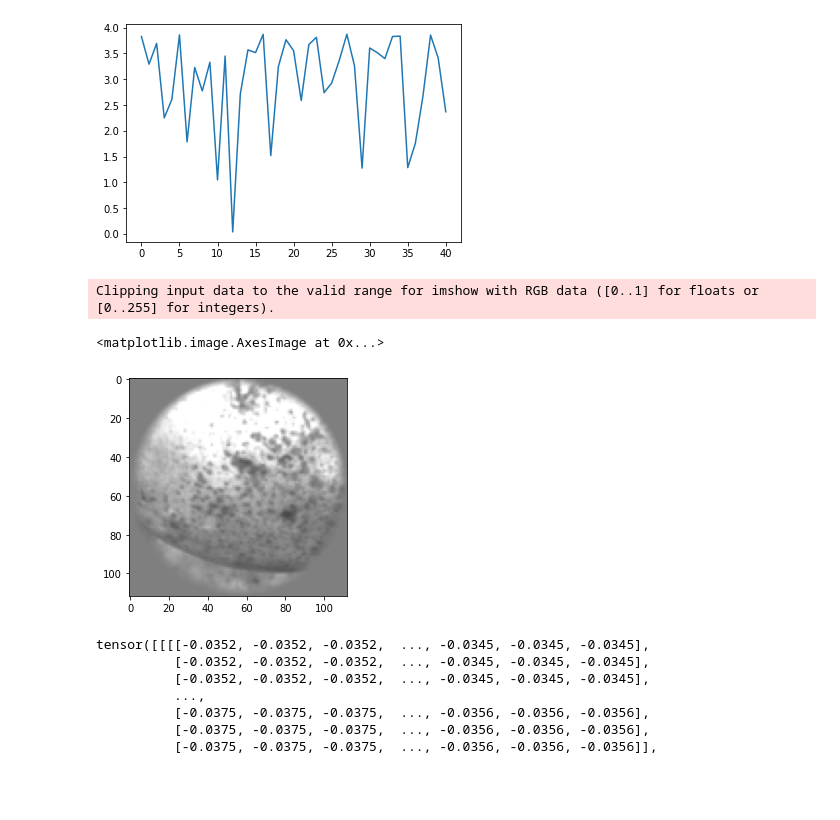
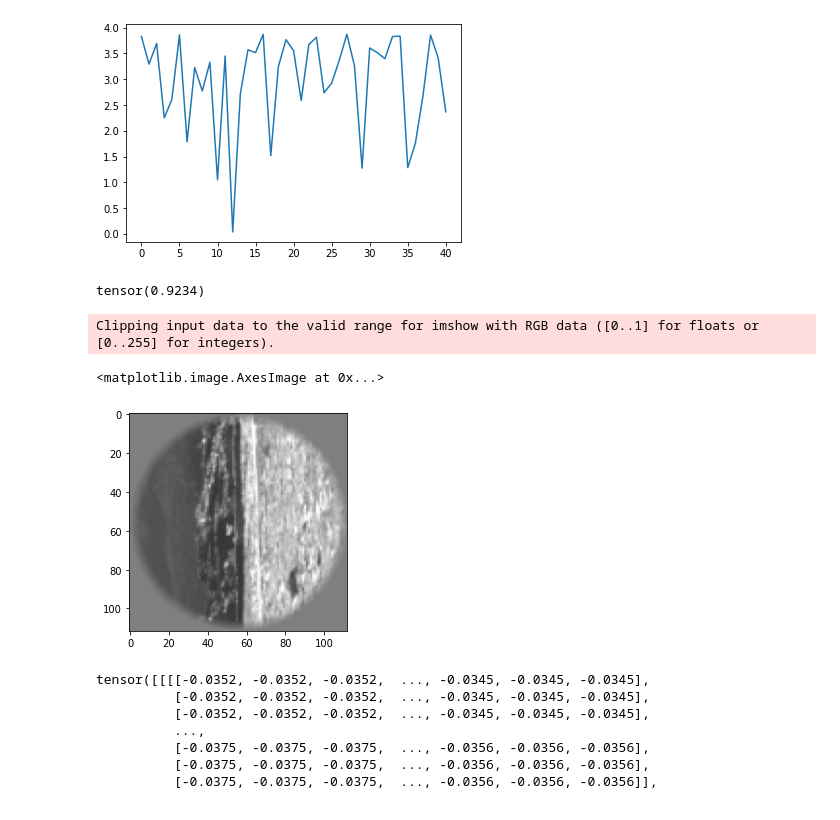
Before and after one commit to patrickmineault/your-head-is-there-to-move-you-around, a Jupyter notebook: scripts/Plot v2 stim.ipynb, the cells around one changed output. Cells and saved outputs as stored; diff of their text form; code cells hidden in the pictures.

```diff
--- a/scripts/Plot v2 stim.ipynb
+++ b/scripts/Plot v2 stim.ipynb
@@ -6,7 +6,9 @@ import sys
 sys.path.append('../')
 from loaders import pvc4
 
-args = wrap({'data_root': '../data_derived',
+import matplotlib.pyplot as plt
+
+args = wrap({'data_root': '/mnt/e/data_derived',
              'image_size': 112,
              'single_cell': 0})
 
@@ -27,13 +31,16 @@ plt.plot(X.max(axis=2).values.max(axis=2).values.max(axis=0).values)
 # %% [output]
 [<matplotlib.lines.Line2D at 0x...>]
 [figure]
+# %%
+X.std()
+# %% [output]
+tensor(0.9234)
 # %%
-import matplotlib.pyplot as plt
-plt.imshow(.25 * X[:, 5, :, :].permute((1, 2, 0)) + .5)
+plt.imshow(.25 * X[:, 40, :, :].permute((1, 2, 0)) + .5)
 # %% [output]
 Clipping input data to the valid range for imshow with RGB data ([0..1] for floats or [0..255] for integers).
 <matplotlib.image.AxesImage at 0x...>
-[figure, old version]
+[figure, new version]
 # %%
 X
 # %% [output]
```
Also changed, not shown: parts of 1 cell of this notebook, 15 other files.
